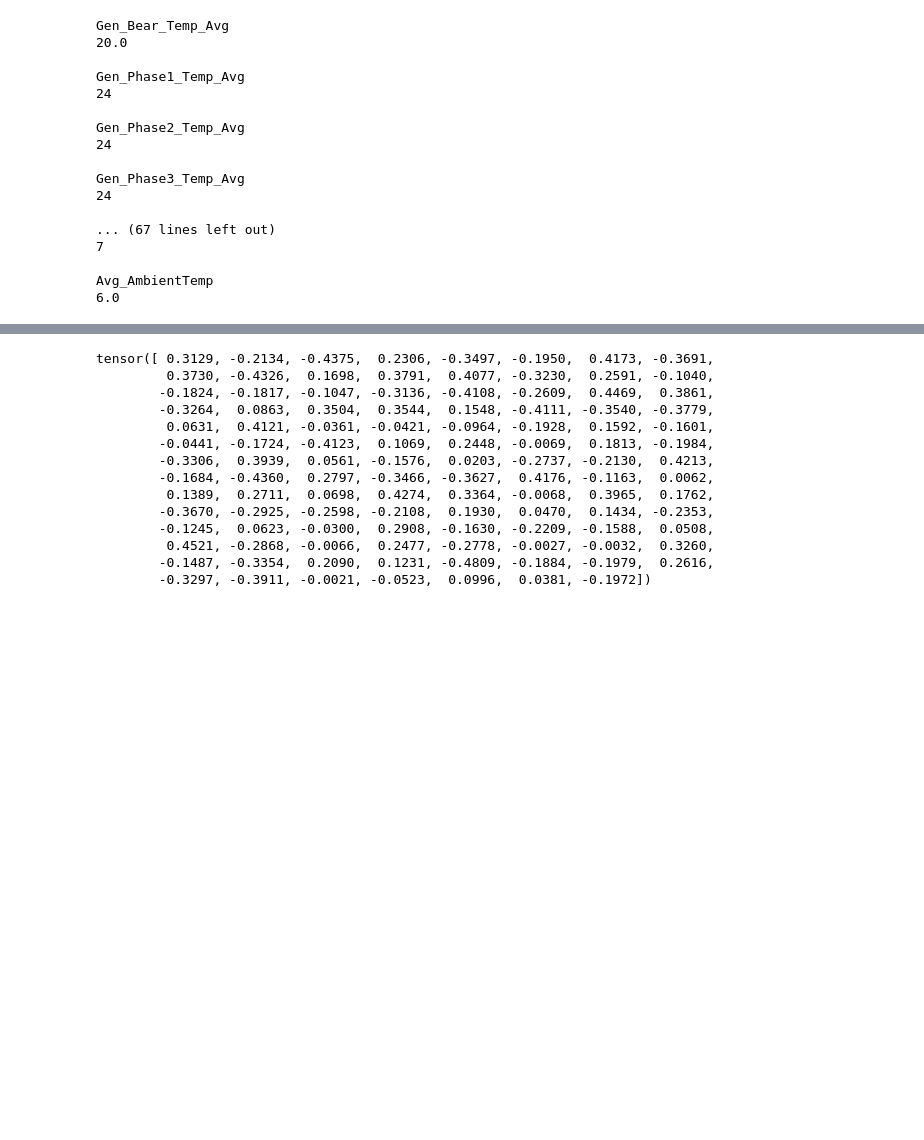
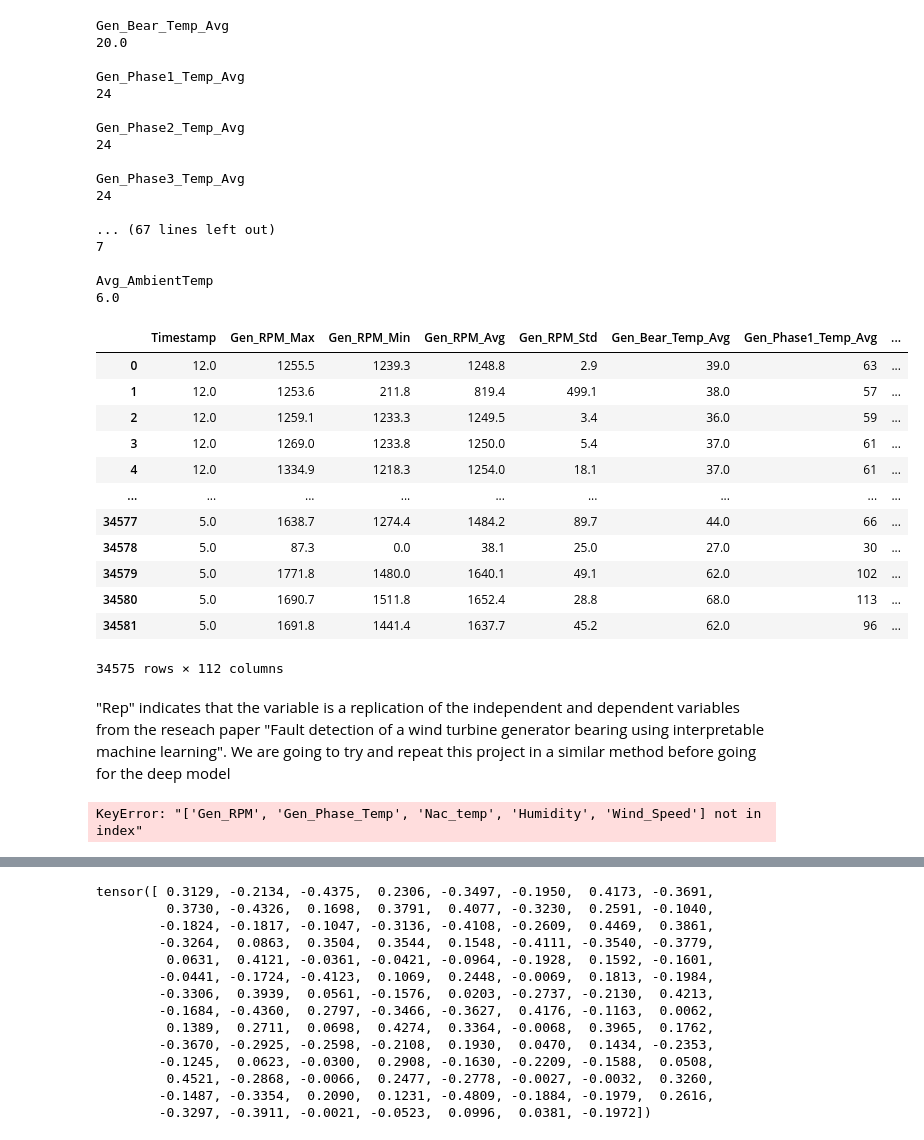
Before and after one commit to Markustho/DAT255-group12, a Jupyter notebook: src/models/Kaggle_notebook.ipynb, the cells around one changed output, grey strips where cells are left out. Cells and saved outputs as stored; diff of their text form; code cells hidden in the pictures; blank space fills up the shorter version.

```diff
--- a/src/models/Kaggle_notebook.ipynb
+++ b/src/models/Kaggle_notebook.ipynb
@@ -227,3 +227,19 @@ Avg_AmbientTemp
 #datetime needs to be a able to convert to a float. Making it just a month as a number between 1 and 12
 if isinstance(merged_df_filtered["Timestamp"].iloc[2], pd.Timestamp):
     merged_df_filtered['Timestamp'] = merged_df_filtered['Timestamp'].dt.month.astype(float)
+# %%
+merged_df_filtered
+# %% [output]
+|  | Timestamp | Gen_RPM_Max | Gen_RPM_Min | Gen_RPM_Avg | Gen_RPM_Std | Gen_Bear_Temp_Avg | Gen_Phase1_Temp_Avg | ... |
+| 0 | 12.0 | 1255.5 | 1239.3 | 1248.8 | 2.9 | 39.0 | 63 | ... |
+| 1 | 12.0 | 1253.6 | 211.8 | 819.4 | 499.1 | 38.0 | 57 | ... |
+| 2 | 12.0 | 1259.1 | 1233.3 | 1249.5 | 3.4 | 36.0 | 59 | ... |
+| 3 | 12.0 | 1269.0 | 1233.8 | 1250.0 | 5.4 | 37.0 | 61 | ... |
+| 4 | 12.0 | 1334.9 | 1218.3 | 1254.0 | 18.1 | 37.0 | 61 | ... |
+| ... | ... | ... | ... | ... | ... | ... | ... | ... |
+| 34577 | 5.0 | 1638.7 | 1274.4 | 1484.2 | 89.7 | 44.0 | 66 | ... |
+| 34578 | 5.0 | 87.3 | 0.0 | 38.1 | 25.0 | 27.0 | 30 | ... |
+| 34579 | 5.0 | 1771.8 | 1480.0 | 1640.1 | 49.1 | 62.0 | 102 | ... |
+| 34580 | 5.0 | 1690.7 | 1511.8 | 1652.4 | 28.8 | 68.0 | 113 | ... |
+| 34581 | 5.0 | 1691.8 | 1441.4 | 1637.7 | 45.2 | 62.0 | 96 | ... |
+34575 rows × 112 columns
@@ -230,3 +248,9 @@ if isinstance(merged_df_filtered["Timestamp"].iloc[2], pd.Timestamp):
+# %% [markdown]
+"Rep" indicates that the variable is a replication of the independent and dependent variables from the reseach paper "Fault detection of a wind turbine generator bearing using interpretable machine learning". We are going to try and repeat this project in a similar method before going for the deep model
+# %%
+t_indep_rep_tensor = tensor(merged_df_filtered[rep_cols].values, dtype=torch.float)
+# %% [output]
+KeyError: "['Gen_RPM', 'Gen_Phase_Temp', 'Nac_temp', 'Humidity', 'Wind_Speed'] not in index"
 # %%
 #creates a tensor t_indep from merged_df.values for the independent variables and saves them as flaots in torch format
 t_indep = tensor(merged_df_filtered[indep_cols].values, dtype=torch.float)
```
Also changed, not shown: parts of 7 cells of this notebook.
